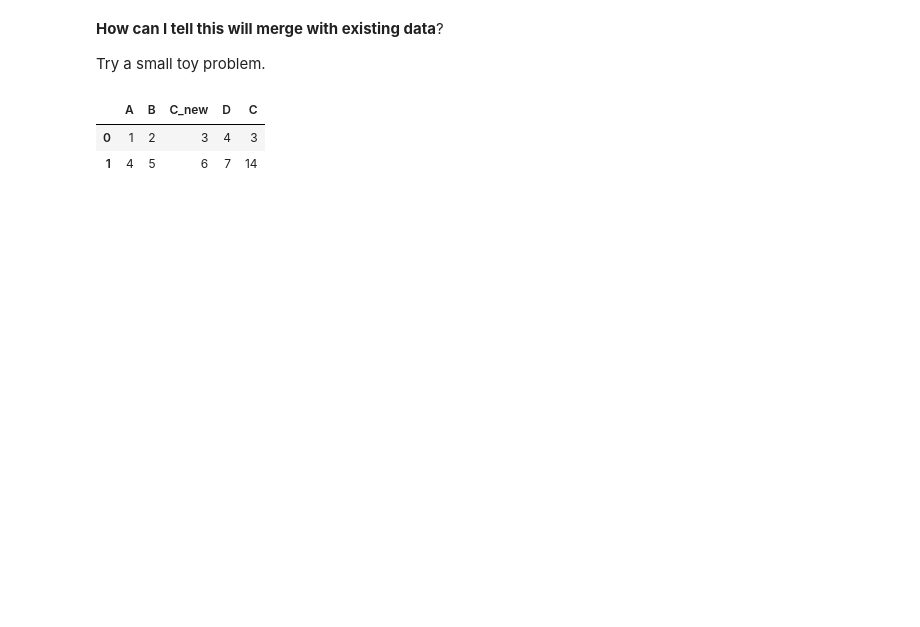
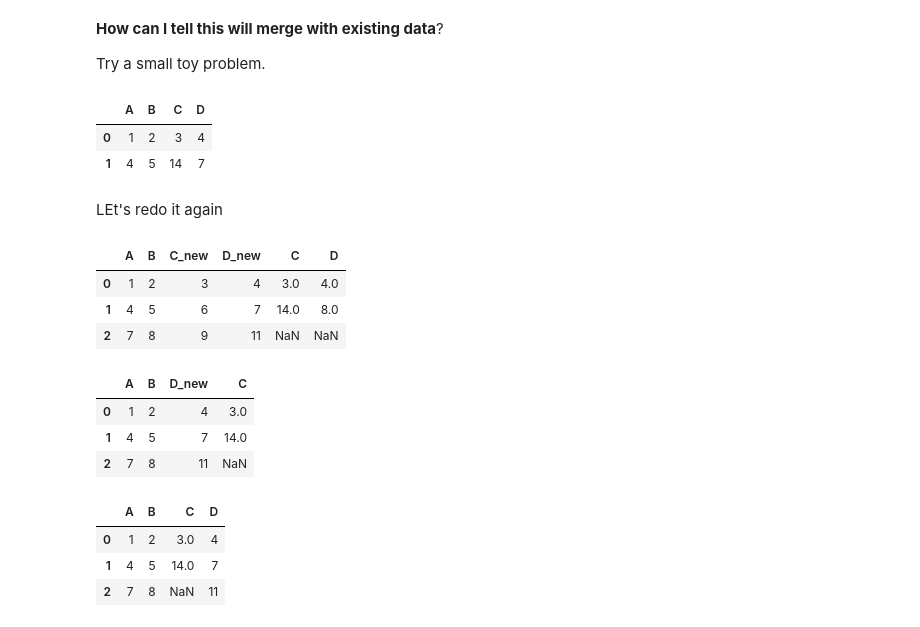
Before and after one commit to jlopez8/Jmail, a Jupyter notebook: jmailer/dev_nb.ipynb, the cells around one changed output. Saved outputs shown, nothing was run; the diff lists cells and outputs as text; code cells hidden in the pictures; blank space fills up the shorter version.

Commit message:
drop and re-order of dataframe complete

```diff
--- a/jmailer/dev_nb.ipynb
+++ b/jmailer/dev_nb.ipynb
@@ -643,9 +641,0 @@ df_inner.drop(update_columns, axis=1, inplace=True)
-# %%
-new_names = update_columns
-original_names = [col + "_new" for col in update_columns]
-rename_dict = dict(zip(original_names, new_names))
-df_inner.rename(columns=rename_dict)
-# %% [output]
-|  | A | B | C_new | D | C |
-| 0 | 1 | 2 | 3 | 4 | 3 |
-| 1 | 4 | 5 | 6 | 7 | 14 |
@@ -651,0 +648,10 @@ df_inner.rename(columns=rename_dict)
+# %%
+# Now the question is.... are we preserving order ... we need to have some rearrangements here.
+
+# two, are we "updating" what we expect correctly? # if we do the above we will instanty permute the columns to the location and way we want them to be done.
+
+df_inner #
+# %% [output]
+|  | A | B | C | D |
+| 0 | 1 | 2 | 3 | 4 |
+| 1 | 4 | 5 | 14 | 7 |
@@ -651,0 +661,22 @@ df_inner.rename(columns=rename_dict)
+# %% [markdown]
+ LEt's redo it again
+# %%
+# set up the data
+columns1 = ["A", "B", "C", "D"]
+data1 = [[1, 2, 3, 4], [4, 5, 6, 7], [7, 8, 9, 11]]
+df1 = pd.DataFrame(columns=columns1, data=data1)
+
+columns2 = ["A", "B", "C", "D"]
+data2 = [[1, 2, 3, 4], [4, 5, 14, 8], [11, 12, 13, 14]]
+df2 = pd.DataFrame(columns=columns2, data=data2)
+# %%
+#
+merge_on = ["A","B"]
+df3 = df1.merge(df2, on=merge_on, how="left", suffixes=("_new",""))
+# %%
+df3
+# %% [output]
+|  | A | B | C_new | D_new | C | D |
+| 0 | 1 | 2 | 3 | 4 | 3.0 | 4.0 |
+| 1 | 4 | 5 | 6 | 7 | 14.0 | 8.0 |
+| 2 | 7 | 8 | 9 | 11 | NaN | NaN |
@@ -651,0 +692,22 @@ df_inner.rename(columns=rename_dict)
+# %%
+df3
+# %% [output]
+|  | A | B | D_new | C |
+| 0 | 1 | 2 | 4 | 3.0 |
+| 1 | 4 | 5 | 7 | 14.0 |
+| 2 | 7 | 8 | 11 | NaN |
+# %%
+# rename and re-order
+original_columns = df3.columns.to_list()
+new_columns = list(map(lambda x: x.replace("_new", ""), df3.columns.to_list()))
+
+columns_mapper = dict(zip(original_columns, new_columns))
+df3.rename(columns=columns_mapper, inplace=True)
+
+# re-order
+df3 = df3[columns1]
+# %% [output]
+|  | A | B | C | D |
+| 0 | 1 | 2 | 3.0 | 4 |
+| 1 | 4 | 5 | 14.0 | 7 |
+| 2 | 7 | 8 | NaN | 11 |
```
Also changed, not shown: parts of 7 cells of this notebook.
